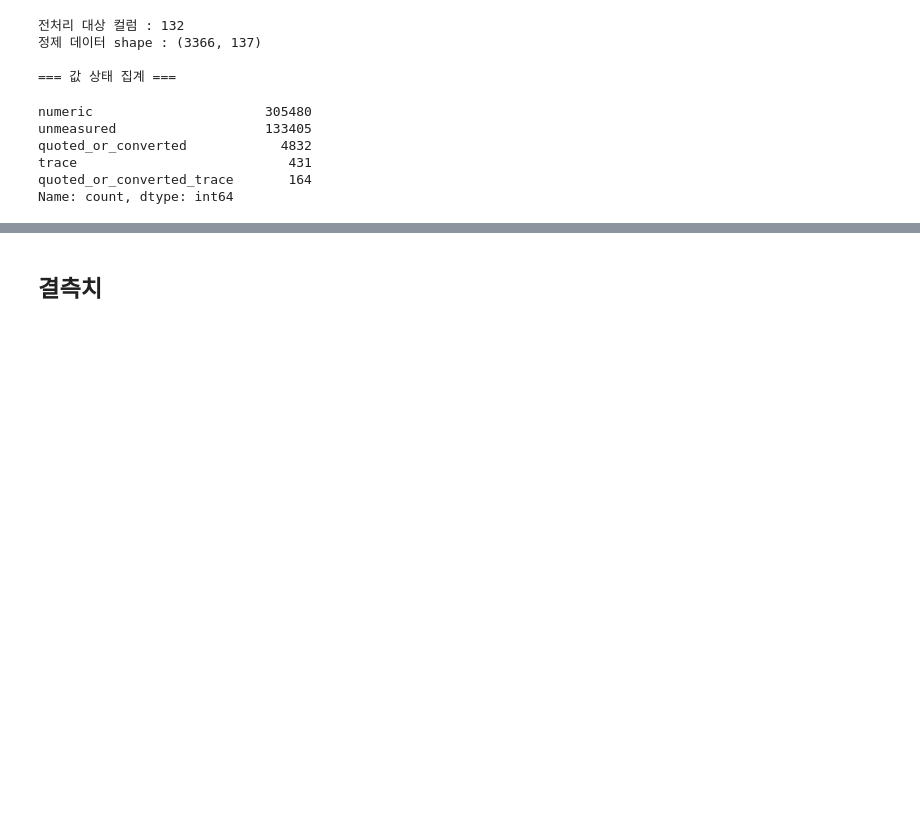
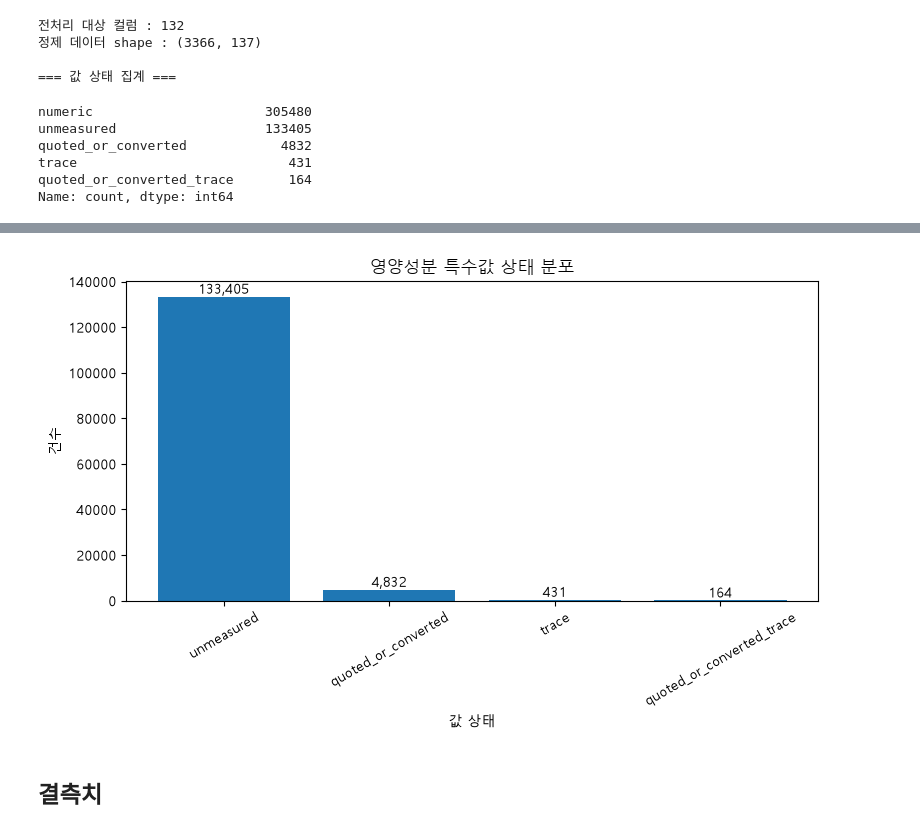
Before and after one commit to mseon94/LLM-PRJ, a Jupyter notebook: llm_menu.ipynb, the cells around one changed output, grey strips where cells are left out. Saved outputs shown, nothing was run; the diff lists cells and outputs as text; code cells hidden in the pictures; blank space fills up the shorter version.

```diff
--- a/llm_menu.ipynb
+++ b/llm_menu.ipynb
@@ -580,3 +631,35 @@ Name: count, dtype: int64
+# %%
+special_status = status_counts.drop(
+    labels=["numeric", "measured"],
+    errors="ignore"
+).sort_values(ascending=False)
+
+plt.figure(figsize=(8, 5))
+
+bars = plt.bar(
+    special_status.index.astype(str),
+    special_status.values
+)
+
+plt.title("영양성분 특수값 상태 분포")
+plt.xlabel("값 상태")
+plt.ylabel("건수")
+
+plt.xticks(rotation=30)
+
+for bar, count in zip(bars, special_status.values):
+    plt.text(
+        bar.get_x() + bar.get_width() / 2,
+        bar.get_height(),
+        f"{count:,}",
+        ha="center",
+        va="bottom"
+    )
+
+plt.tight_layout()
+plt.show()
+# %% [output]
+[figure, added]
 # %% [markdown]
 ## 결측치
 # %%
```
Also changed, not shown: parts of 18 cells of this notebook, 1 other file.
